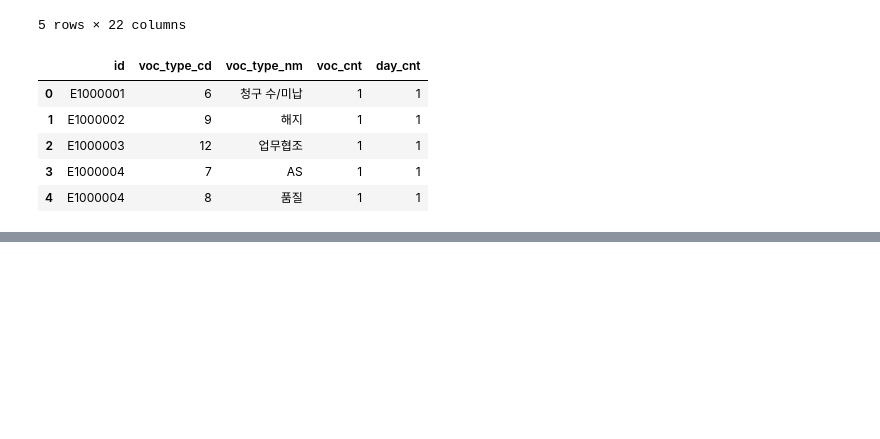
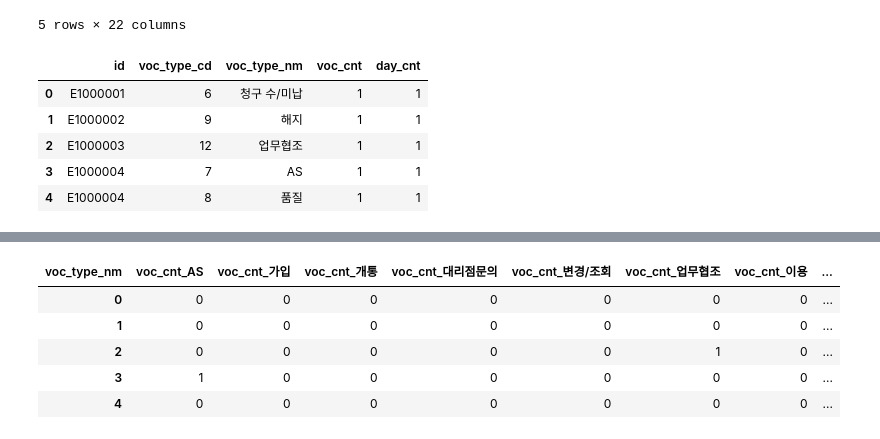
Before and after one commit to sujeengim/mini-ai-study, a Jupyter notebook: practice/prediction/customer_prediction.ipynb, the cells around one changed output, grey strips where cells are left out. Saved outputs shown, nothing was run; the diff lists cells and outputs as text; code cells hidden in the pictures; blank space fills up the shorter version.

```diff
--- a/practice/prediction/customer_prediction.ipynb
+++ b/practice/prediction/customer_prediction.ipynb
@@ -139,0 +232,18 @@ train_voc.head()
+# %%
+# 각 칼럼에 prefix 붙이기
+for col in train_voc_cnt.columns:
+    train_voc_cnt.rename(columns={col: 'voc_cnt_' + col}, inplace=True)
+    train_day_cnt.rename(columns={col: 'day_cnt_' + col}, inplace=True)
+
+for col in test_voc_cnt.columns:
+    test_voc_cnt.rename(columns={col: 'voc_cnt_' + col}, inplace=True)
+    test_day_cnt.rename(columns={col: 'day_cnt_' + col}, inplace=True)
+# %%
+train_voc_cnt.head()
+# %% [output]
+| voc_type_nm | voc_cnt_AS | voc_cnt_가입 | voc_cnt_개통 | voc_cnt_대리점문의 | voc_cnt_변경/조회 | voc_cnt_업무협조 | voc_cnt_이용 | ... |
+| 0 | 0 | 0 | 0 | 0 | 0 | 0 | 0 | ... |
+| 1 | 0 | 0 | 0 | 0 | 0 | 0 | 0 | ... |
+| 2 | 0 | 0 | 0 | 0 | 0 | 1 | 0 | ... |
+| 3 | 1 | 0 | 0 | 0 | 0 | 0 | 0 | ... |
+| 4 | 0 | 0 | 0 | 0 | 0 | 0 | 0 | ... |
```
Also changed, not shown: parts of 13 cells of this notebook.
